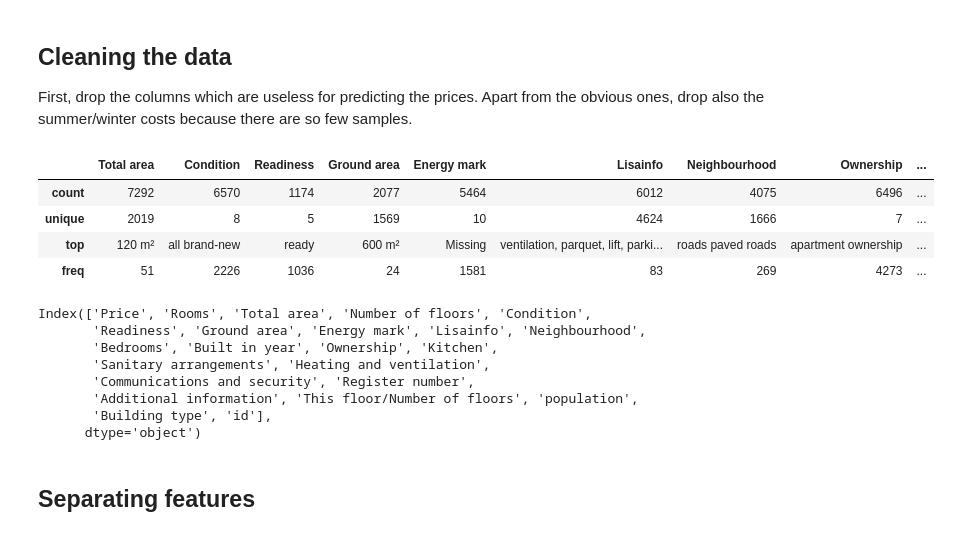
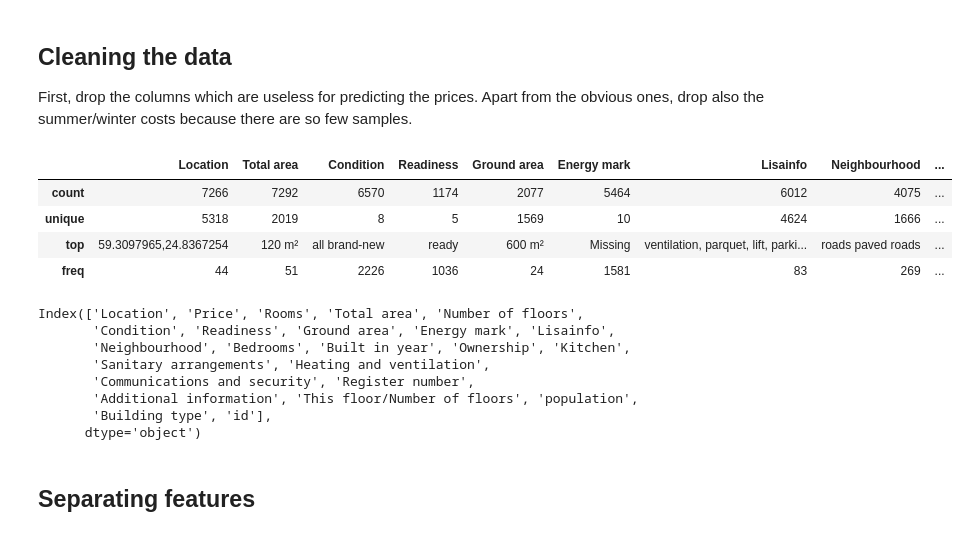
Before and after one commit to Jyrijoul/real_estate_prediction, a Jupyter notebook: data_analysis.ipynb, the cells around one changed output. Cells and saved outputs as stored; diff of their text form; code cells hidden in the pictures.

```diff
--- a/data_analysis.ipynb
+++ b/data_analysis.ipynb
@@ -82,19 +82,19 @@ Index(['Title', 'Description', 'Link', 'Location', 'Price', 'Rooms',
 
 First, drop the columns which are useless for predicting the prices. Apart from the obvious ones, drop also the summer/winter costs because there are so few samples.
 # %%
-data.drop(columns=["Location", "Title", "Description", "Link", "Cadastre no.", "Data from realestate book", "Notify about incorrect advertisement", "Kulud suvel/talvel"], inplace=True)
+data.drop(columns=["Title", "Description", "Link", "Cadastre no.", "Data from realestate book", "Notify about incorrect advertisement", "Kulud suvel/talvel"], inplace=True)
 
 data.describe(include=[object])
 data.columns
 # %% [output]
-|  | Total area | Condition | Readiness | Ground area | Energy mark | Lisainfo | Neighbourhood | Ownership | ... |
-| count | 7292 | 6570 | 1174 | 2077 | 5464 | 6012 | 4075 | 6496 | ... |
-| unique | 2019 | 8 | 5 | 1569 | 10 | 4624 | 1666 | 7 | ... |
-| top | 120 m² | all brand-new | ready | 600 m² | Missing | ventilation, parquet, lift, parki... | roads paved roads | apartment ownership | ... |
-| freq | 51 | 2226 | 1036 | 24 | 1581 | 83 | 269 | 4273 | ... |
+|  | Location | Total area | Condition | Readiness | Ground area | Energy mark | Lisainfo | Neighbourhood | ... |
+| count | 7266 | 7292 | 6570 | 1174 | 2077 | 5464 | 6012 | 4075 | ... |
+| unique | 5318 | 2019 | 8 | 5 | 1569 | 10 | 4624 | 1666 | ... |
+| top | 59.3097965,24.8367254 | 120 m² | all brand-new | ready | 600 m² | Missing | ventilation, parquet, lift, parki... | roads paved roads | ... |
+| freq | 44 | 51 | 2226 | 1036 | 24 | 1581 | 83 | 269 | ... |
-Index(['Price', 'Rooms', 'Total area', 'Number of floors', 'Condition',
-       'Readiness', 'Ground area', 'Energy mark', 'Lisainfo', 'Neighbourhood',
-       'Bedrooms', 'Built in year', 'Ownership', 'Kitchen',
+Index(['Location', 'Price', 'Rooms', 'Total area', 'Number of floors',
+       'Condition', 'Readiness', 'Ground area', 'Energy mark', 'Lisainfo',
+       'Neighbourhood', 'Bedrooms', 'Built in year', 'Ownership', 'Kitchen',
        'Sanitary arrangements', 'Heating and ventilation',
        'Communications and security', 'Register number',
        'Additional information', 'This floor/Number of floors', 'population',
```
Also changed, not shown: parts of 5 cells of this notebook, 1 other file.
